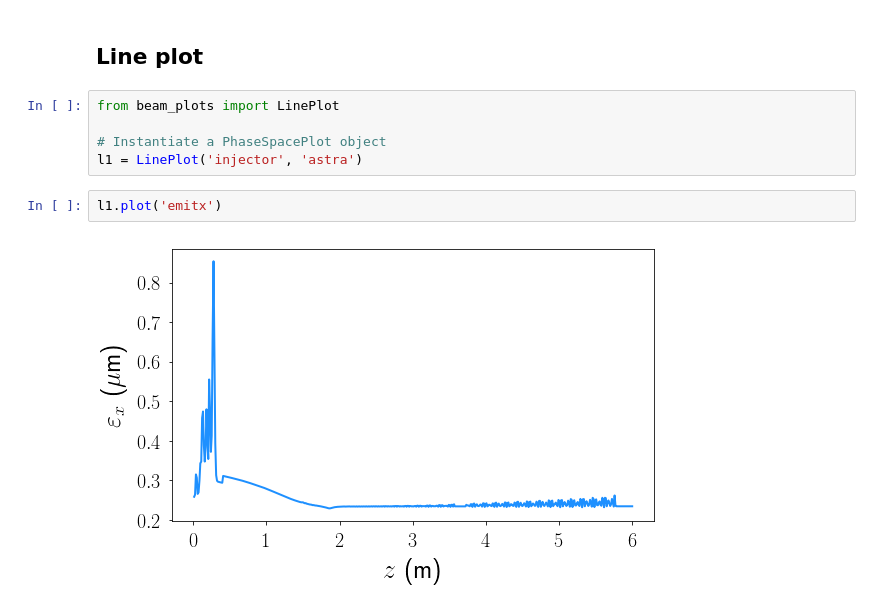
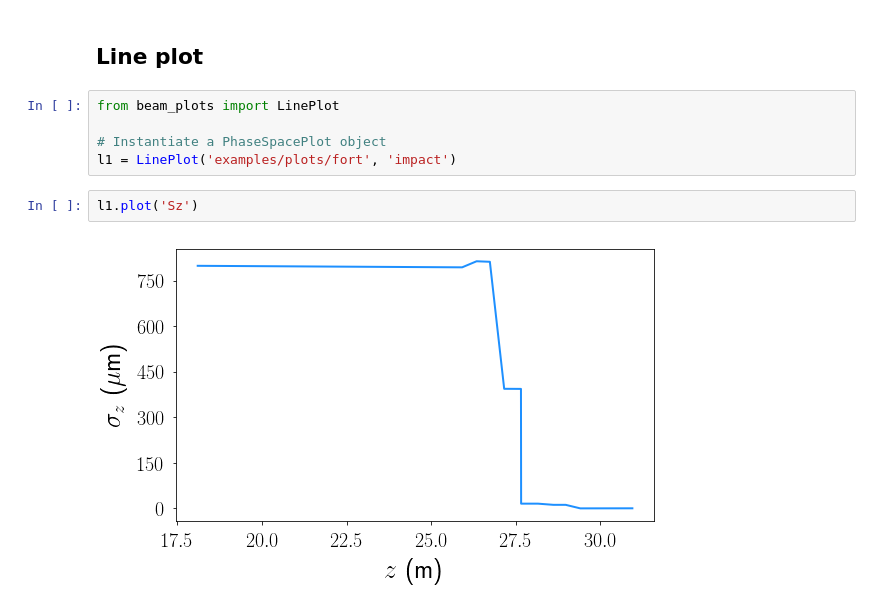
Before and after one commit to zhujun98/linacopt, a Jupyter notebook: LinacOpt Tutorial.ipynb, the cells around one changed output. Cells and saved outputs as stored; diff of their text form.

```diff
--- a/LinacOpt Tutorial.ipynb
+++ b/LinacOpt Tutorial.ipynb
@@ -235,9 +225,9 @@ p1.plot('t', 'p', special=False, x_unit='ps', y1_unit='A', density_plot=False,
 from beam_plots import LinePlot
 
 # Instantiate a PhaseSpacePlot object
-l1 = LinePlot('injector', 'astra')
+l1 = LinePlot('examples/plots/fort', 'impact')
 # %%
-l1.plot('emitx')
+l1.plot('Sz')
 # %% [output]
-[figure, old version]
+[figure, new version]
 # %%
```
Also changed, not shown: parts of 23 cells of this notebook.
